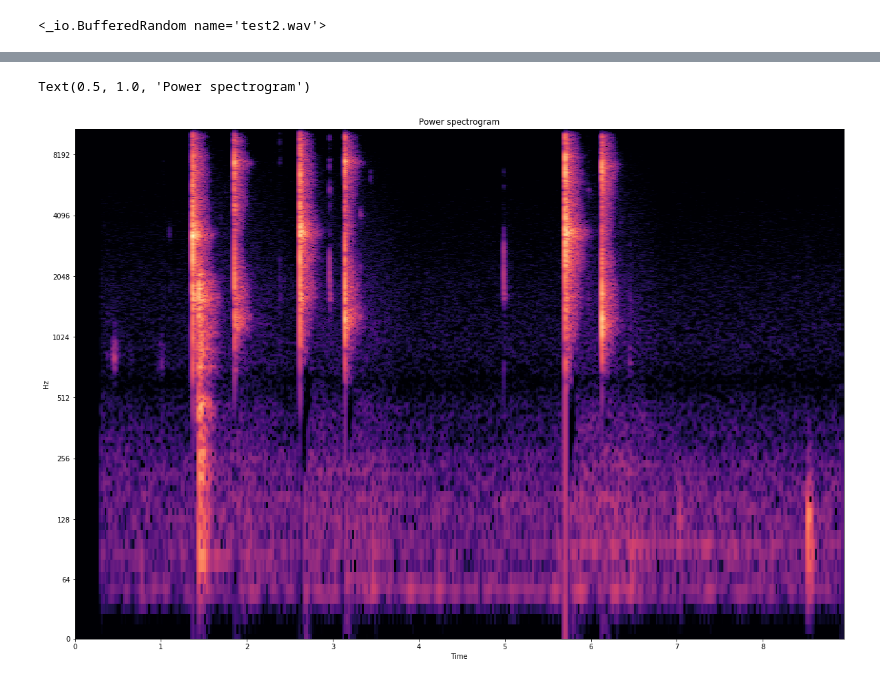
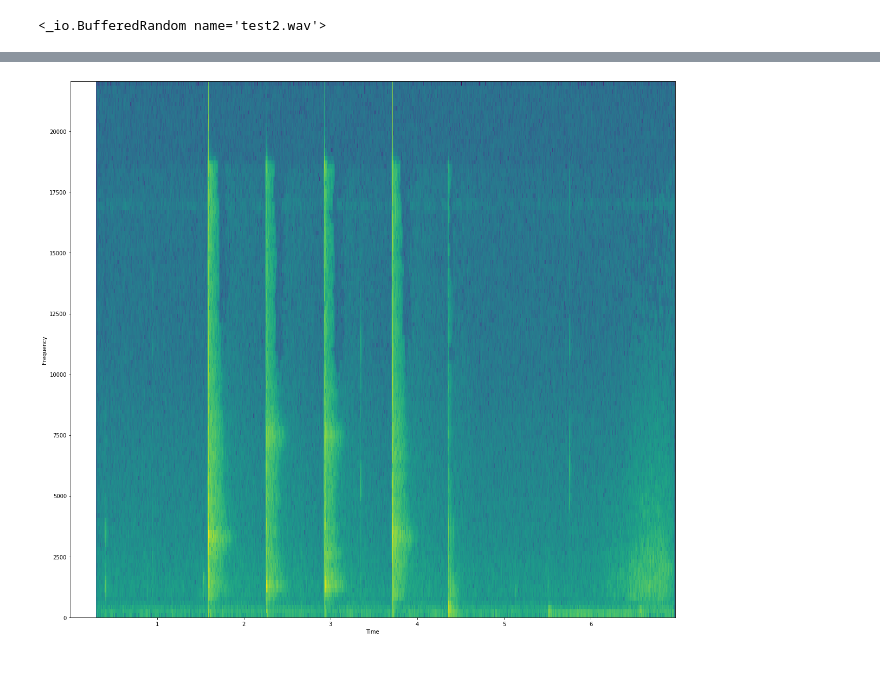
Before and after one commit to jaehosung/MakiSoundi, a Jupyter notebook: Audio analysis.ipynb, the cells around one changed output, grey strips where cells are left out. Drawn from its saved outputs; the diff is of its cells as text; code cells hidden in the pictures.

```diff
--- a/Audio analysis.ipynb
+++ b/Audio analysis.ipynb
@@ -162,19 +188,9 @@ number of estimated clusters : 6
-# %%
-import matplotlib.pyplot as plt
-import librosa.display
-D = np.abs(librosa.stft(y))
-
-plt.figure(figsize=(20,30))
-
-ax1 = plt.subplot(2, 1, 1)
-librosa.display.specshow(librosa.amplitude_to_db(D, ref=np.max),x_axis='time', y_axis='log')
-plt.title('Power spectrogram')
-# plt.subplot(2, 1, 2, sharex=ax1)
-# plt.plot(times, o_env, label='Onset strength')
-# plt.vlines(times[onset_frames], 0, o_env.max(), color='r', alpha=0.9,linestyle='--', label='Onsets')
-# plt.axis('tight')
-# plt.legend(frameon=True, framealpha=0.75)
-# plt.show()
-# %% [output]
-Text(0.5, 1.0, 'Power spectrogram')
-[figure, removed]
+# %%
+plt.figure(figsize=(20,40))
+plot.subplot(211)
+Pxx, freqs, bins, im = plot.specgram(signalData,Fs=samplingFrequency)
+plot.xlabel('Time')
+plot.ylabel('Frequency')
+plot.show()
+# %% [output]
+[figure, added]
```
Also changed, not shown: parts of 7 cells of this notebook, 22 other files.
